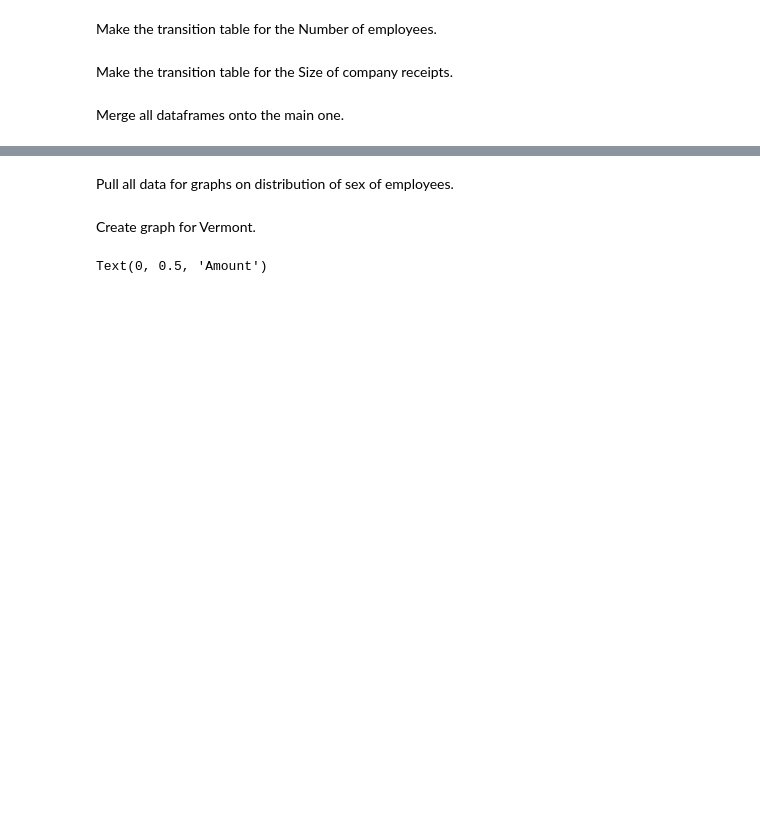
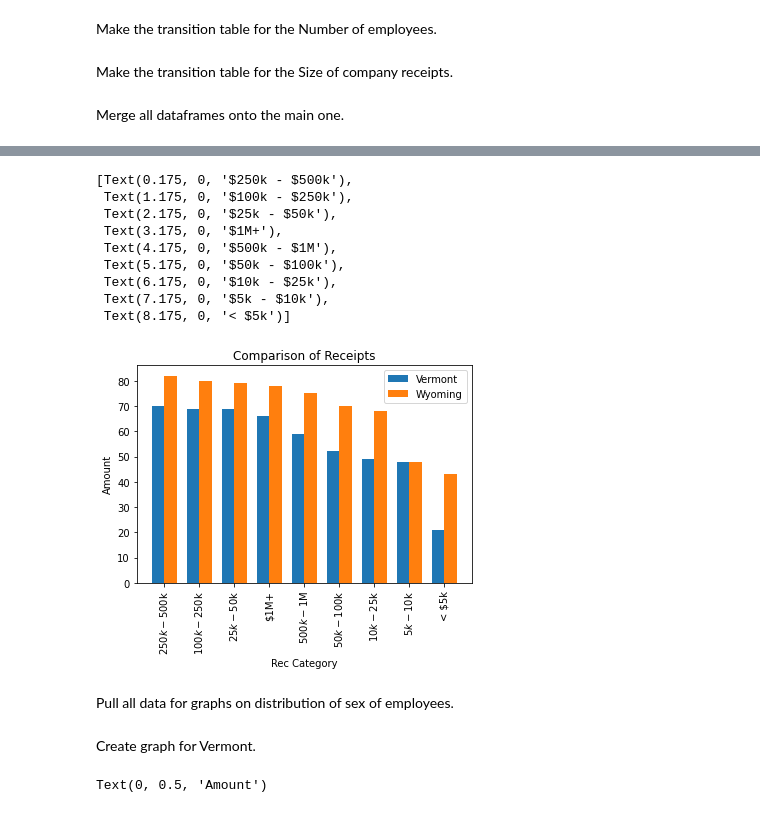
Before and after one commit to ryan-shell/VisualizationsAssessment, a Jupyter notebook: VisualizationsCode.ipynb, the cells around one changed output, grey strips where cells are left out. Saved outputs shown, nothing was run; the diff lists cells and outputs as text; code cells hidden in the pictures; blank space fills up the shorter version.

```diff
--- a/VisualizationsCode.ipynb
+++ b/VisualizationsCode.ipynb
@@ -96,3 +106,31 @@ Text(0.5, 0, 'Rec Category')
+# %%
+index = np.arange(9)
+bar_width = .35
+
+fig, ax = plt.subplots()
+Vermont = ax.bar(index, dfMergedRecVM["Revenue Category"].value_counts(), bar_width,
+                label="Vermont")
+
+Wyoming = ax.bar(index+bar_width, dfMergedRecWY["Revenue Category"].value_counts(),
+                 bar_width, label="Wyoming")
+
+ax.set_ylabel('Amount')
+ax.set_xlabel('Rec Category')
+ax.set_title('Comparison of Receipts')
+ax.set_xticks(index + bar_width / 2)
+ax.legend()
+ax.set_xticklabels(['$250k - $500k','$100k - $250k','$25k - $50k','$1M+','$500k - $1M','$50k - $100k','$10k - $25k','$5k - $10k','< $5k'], rotation = 90)
+# %% [output]
+[Text(0.175, 0, '$250k - $500k'),
+ Text(1.175, 0, '$100k - $250k'),
+ Text(2.175, 0, '$25k - $50k'),
+ Text(3.175, 0, '$1M+'),
+ Text(4.175, 0, '$500k - $1M'),
+ Text(5.175, 0, '$50k - $100k'),
+ Text(6.175, 0, '$10k - $25k'),
+ Text(7.175, 0, '$5k - $10k'),
+ Text(8.175, 0, '< $5k')]
+[figure, added]
 # %% [markdown]
 Pull all data for graphs on distribution of sex of employees.
 # %%
```
Also changed, not shown: parts of 3 cells of this notebook.
